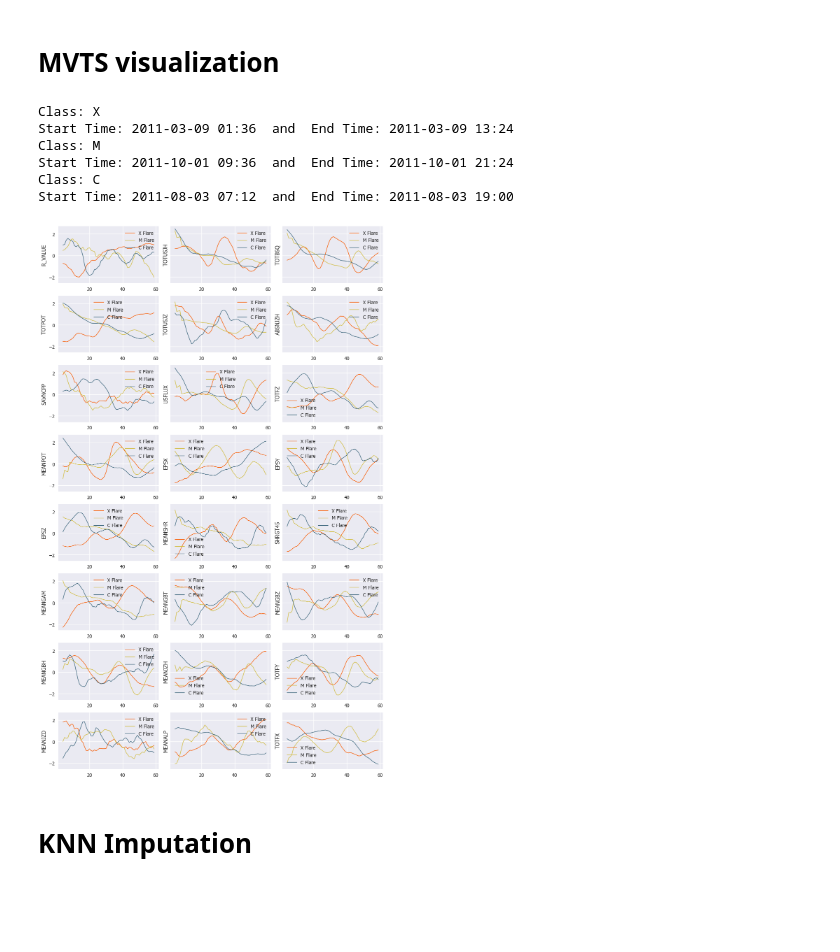
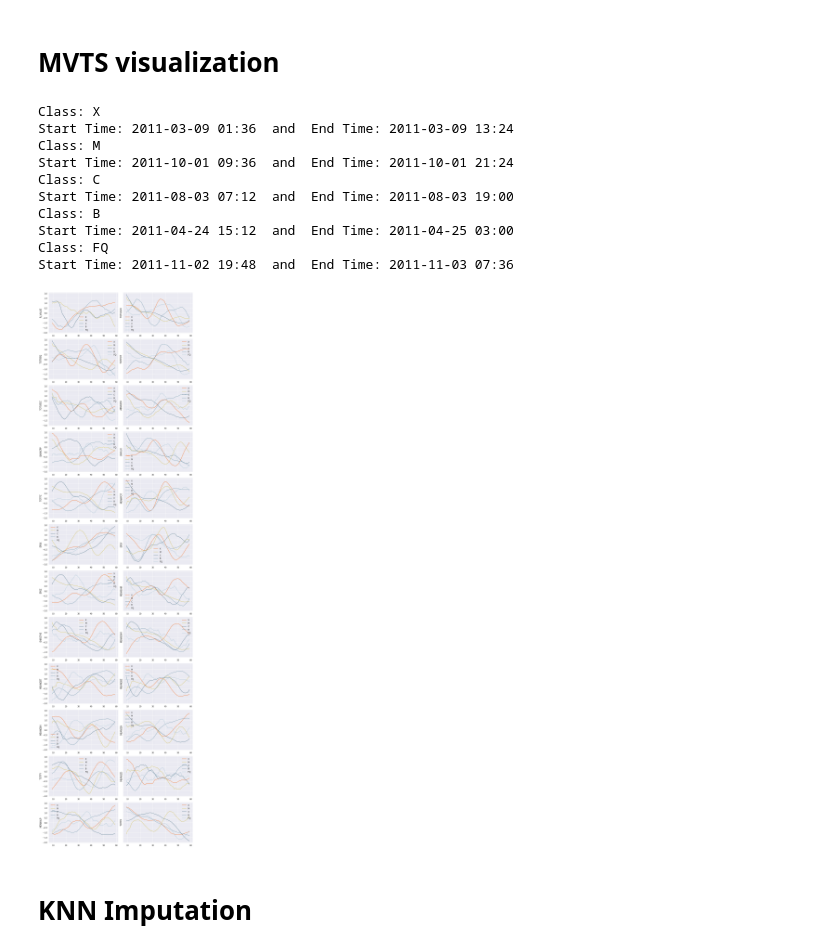
Before and after one commit to samresume/FlarePredict-DataPrep-Sampling-SWANSF, a Jupyter notebook: SWANSF-DataPreProcessing.ipynb, the cells around one changed output. Saved outputs shown, nothing was run; the diff lists cells and outputs as text; code cells hidden in the pictures; blank space fills up the shorter version.

```diff
--- a/SWANSF-DataPreProcessing.ipynb
+++ b/SWANSF-DataPreProcessing.ipynb
@@ -294,7 +300,7 @@ plt.show()
 import pickle
 import numpy as np
 
-data_dir = "/Users/samskanderi/Documents/Research_Project/SWANSF/code/"
+data_dir = "/Users/samskanderi/Documents/Research_Project/SWANSF/code/raw/"
 data = []
 
 for i in range(1,6):
@@ -369,23 +379,26 @@ for i in range(0,len(labels[0]['FLARE_CLASS'])):
         break
 # %%
 from scipy.stats import zscore
+from sklearn.impute import KNNImputer
+imputer = KNNImputer(n_neighbors=2)
 
-def plot_time_series_class(data, timestamp, class_name, ax, n_steps=5):
+color = ['#f95a00','#d1bc3f','#3b657b','#6590a6','#a6c5d5']
+label = ['X', 'M', 'C', 'B', 'FQ']
+
+def plot_time_series_class(data, class_name, ax, n_steps=10):
 
     time_series_df = pd.DataFrame(data)
 
-    time_series_df[0] = zscore(time_series_df[0])
-    time_series_df[1] = zscore(time_series_df[1])
-    time_series_df[2] = zscore(time_series_df[2])
+    for i in range(0,5):
 
-    smooth_path = time_series_df[0].rolling(n_steps).mean()
-    ax.plot(smooth_path, linestyle='-', linewidth=1, label='X Flare', color='#f95a00')
+        temp = time_series_df[i].to_numpy()
+        new_2d = temp.reshape(len(time_series_df[i]), 1)
+        new_1d = imputer.fit_transform(new_2d)[:,0]
+        time_series_df[i] = zscore(pd.DataFrame(new_1d))
 
-    smooth_path = time_series_df[1].rolling(n_steps).mean()
-    ax.plot(smooth_path, linestyle='-', linewidth=1, label='M Flare', color='#d1bc3f')
 
-    smooth_path = time_series_df[2].rolling(n_steps).mean()
-    ax.plot(smooth_path, linestyle='-', linewidth=1, label='C Flare', color='#3b657b')
+        smooth_path = time_series_df[i].rolling(n_steps).mean()
+        ax.plot(smooth_path, linestyle='-', linewidth=1, label=label[i], color=color[i])
 
 
     ax.set_ylabel(class_name)
@@ -408,47 +421,54 @@ abt_header = ['R_VALUE','TOTUSJH','TOTBSQ','TOTPOT','TOTUSJZ','ABSNJZH','SAVNCPP
                            'USFLUX','TOTFZ','MEANPOT', 'EPSX', 'EPSY','EPSZ','MEANSHR','SHRGT45','MEANGAM',
                               'MEANGBT','MEANGBZ','MEANGBH','MEANJZH','TOTFY','MEANJZD','MEANALP','TOTFX']
 
-fig, axs = plt.subplots(8,3, sharey=True,
-  figsize=(10, 16))
+fig, axs = plt.subplots(12,2, sharey=True,
+  figsize=(10, 36))
 
-sample_flare_mvts = np.zeros((60,25,3))
+sample_flare_mvts = np.zeros((60,25,5))
 
-for i in range(0,3):
-    sample_flare_mvts[:,:, i] = np.array(data[0])[:,:, sample_flare_index[i]]
+for i in range(0,5):
+    sample_flare_mvts[:,:, i] = data[0][:,:, sample_flare_index[i]]
 
     timestamp = sample_flare_mvts[:,0, i]
 
     start_time = str(timestamp[0])[0:4] + '-' + str(timestamp[0])[4:6] + '-' + str(timestamp[0])[6:8] \
                 + ' ' + str(timestamp[0])[8:10] + ":" + str(timestamp[0])[10:12]
 
     end_time = str(timestamp[59])[0:4] + '-' + str(timestamp[59])[4:6] + '-' + str(timestamp[59])[6:8] \
                 + ' ' + str(timestamp[59])[8:10] + ":" + str(timestamp[59])[10:12]
 
     if i == 0:
         print('Class: X')
     elif i == 1:
         print('Class: M')
+    elif i == 2:
+        print('Class: C')
+    elif i == 3:
+        print('Class: B')
     else:
-        print('Class: C')
+        print('Class: FQ')
 
     print('Start Time: ' + start_time + '  and  End Time: ' + end_time)
-
 
 
 for i, cls in enumerate(abt_header):
     ax = axs.flat[i]
     data = sample_flare_mvts[:,i+1,:]
 
-    plot_time_series_class(data, timestamp, abt_header[i], ax)
+    plot_time_series_class(data, cls, ax)
 
 fig.tight_layout();
 # %% [output]
 Class: X
 Start Time: 2011-03-09 01:36  and  End Time: 2011-03-09 13:24
 Class: M
 Start Time: 2011-10-01 09:36  and  End Time: 2011-10-01 21:24
 Class: C
 Start Time: 2011-08-03 07:12  and  End Time: 2011-08-03 19:00
+Class: B
+Start Time: 2011-04-24 15:12  and  End Time: 2011-04-25 03:00
+Class: FQ
+Start Time: 2011-11-02 19:48  and  End Time: 2011-11-03 07:36
-[figure, old version]
+[figure, new version]
 # %% [markdown]
 # KNN Imputation
```
Also changed, not shown: parts of 29 cells of this notebook.
